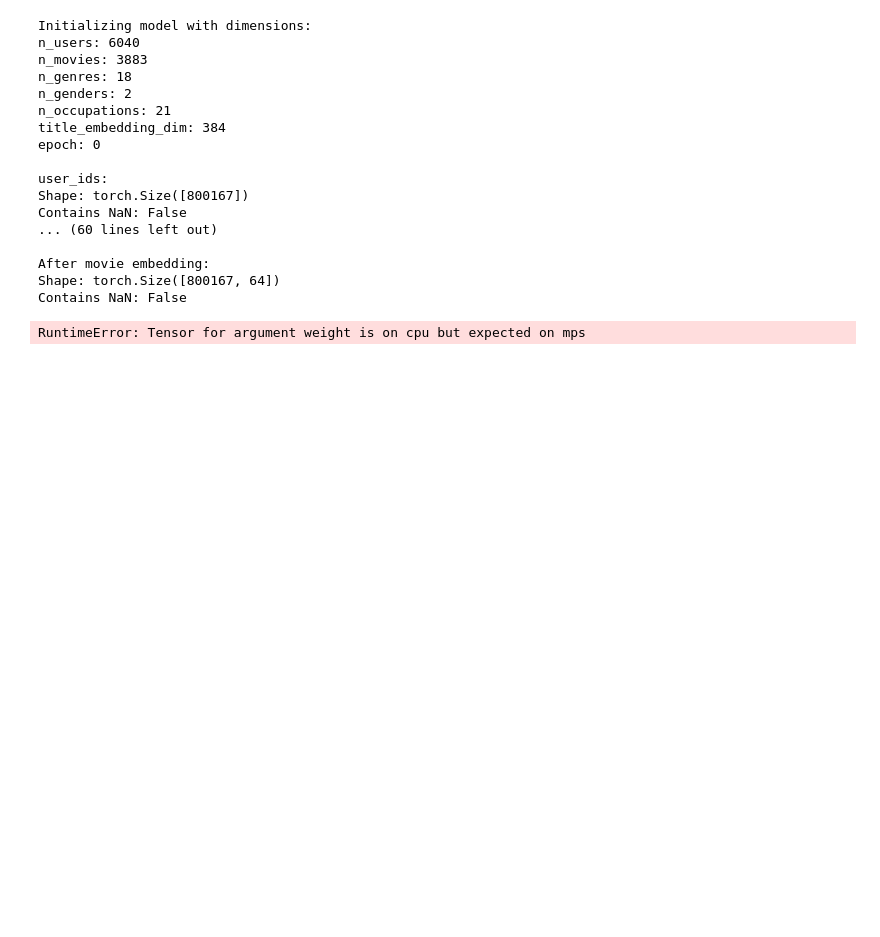
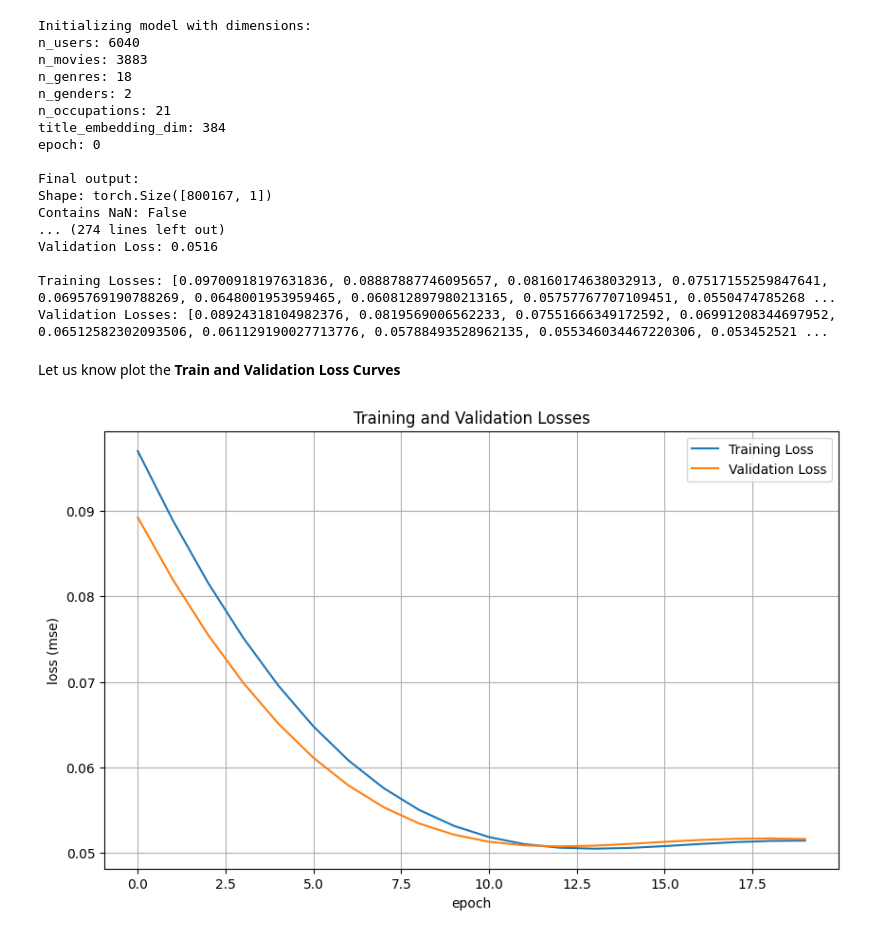
Before and after one commit to saranggupta94/dsc24_recsys_tutorial_live, a Jupyter notebook: neural_nets.ipynb, the cells around one changed output. Saved outputs shown, nothing was run; the diff lists cells and outputs as text; code cells hidden in the pictures; blank space fills up the shorter version.

```diff
--- a/neural_nets.ipynb
+++ b/neural_nets.ipynb
@@ -373,8 +411,12 @@ criterion = nn.MSELoss()
 optimizer = optim.Adam(model.parameters(), lr=0.001)
 
 # Training loop
-epochs = 10
+epochs = 20
 best_val_loss = float('inf')
+
+# Lists to store losses
+train_losses = []
+val_losses = []
 
 for epoch in range(epochs):
     print(f"epoch: {epoch}")
@@ -398,6 +440,10 @@ for epoch in range(epochs):
         val_predictions = model(val_tensors)
         val_loss = criterion(val_predictions, val_tensors['ratings'])
 
+    # Store losses
+    train_losses.append(loss.item())
+    val_losses.append(val_loss.item())
+
     print(f'Epoch {epoch+1}/{epochs}:')
     print(f'Training Loss: {loss.item():.4f}')
     print(f'Validation Loss: {val_loss.item():.4f}')
@@ -411,6 +457,10 @@ for epoch in range(epochs):
             'optimizer_state_dict': optimizer.state_dict(),
             'best_val_loss': best_val_loss,
         }, 'best_model.pth')
+
+# Print final losses as JSON format for visualization
+print("\nTraining Losses:", train_losses)
+print("Validation Losses:", val_losses)
 # %% [output]
 Initializing model with dimensions:
 n_users: 6040
@@ -421,12 +471,11 @@ n_occupations: 21
 title_embedding_dim: 384
 epoch: 0
 
-user_ids:
-Shape: torch.Size([800167])
+Final output:
+Shape: torch.Size([800167, 1])
 Contains NaN: False
-... (60 lines left out)
+... (274 lines left out)
+Validation Loss: 0.0516
 
-After movie embedding:
-Shape: torch.Size([800167, 64])
-Contains NaN: False
+Training Losses: [0.09700918197631836, 0.08887887746095657, 0.08160174638032913, 0.07517155259847641, 0.0695769190788269, 0.0648001953959465, 0.060812897980213165, 0.05757767707109451, 0.0550474785268 ...
+Validation Losses: [0.08924318104982376, 0.0819569006562233, 0.07551666349172592, 0.06991208344697952, 0.06512582302093506, 0.061129190027713776, 0.05788493528962135, 0.055346034467220306, 0.053452521 ...
-RuntimeError: Tensor for argument weight is on cpu but expected on mps
@@ -452,0 +482,14 @@ def validate(model, val_tensors, criterion, device, batch_size=256):
+# %% [markdown]
+Let us know plot the **Train and Validation Loss Curves**
+# %%
+plt.figure(figsize=(10, 6))
+plt.plot(train_losses, label='Training Loss')
+plt.plot(val_losses, label='Validation Loss')
+plt.xlabel('epoch')
+plt.ylabel('loss (mse)')
+plt.title('Training and Validation Losses')
+plt.legend()
+plt.grid(True)
+plt.show()
+# %% [output]
+[figure, added]
```
Also changed, not shown: parts of 53 cells of this notebook, 1 other file.
